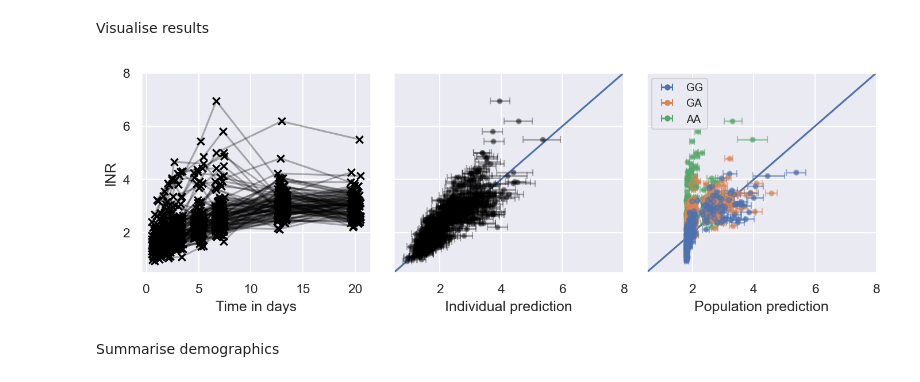
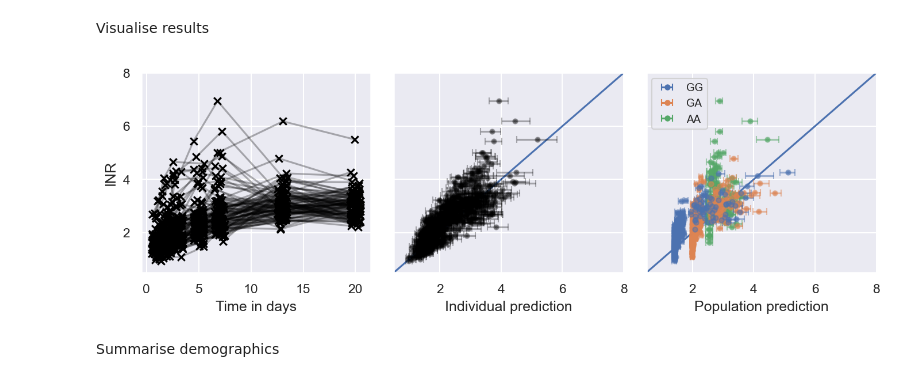
Before and after one commit to DavAug/mipd-warfarin, a Jupyter notebook: results/2_semi_mechanistic_model/results.ipynb, the cells around one changed output. Saved outputs shown, nothing was run; the diff lists cells and outputs as text; code cells hidden in the pictures.

```diff
--- a/results/2_semi_mechanistic_model/results.ipynb
+++ b/results/2_semi_mechanistic_model/results.ipynb
@@ -567,22 +562,25 @@ ids = temp.ID.dropna().unique()
 times = temp.Time.dropna().unique() // 24
 inrs = np.empty(shape=(len(ids), len(times)))
 doses = np.empty(shape=(len(ids), int(times[-1])))
-covariates = np.empty(shape=(len(ids), 3))
+covariates = np.empty(shape=(len(ids), 4))
 for idx, _id in enumerate(ids):
     inrs[idx] = temp[temp.ID == _id].Value.values
     mask = data.ID == _id
     doses[idx] = data[mask].Dose.dropna().values
     covariates[idx, 0] = data[
+        mask & (data.Observable == 'VKORC1')].Value.unique()[0]
+    covariates[idx, 1] = data[
         mask & (data.Observable == 'CYP2C9')].Value.values[0]
-    covariates[idx, 1] = data[
+    covariates[idx, 2] = data[
         mask & (data.Observable == 'Age')].Value.values[0]
-    covariates[idx, 2] = data[
+    covariates[idx, 3] = data[
         mask & (data.Observable == 'VKORC1')].Value.unique()[0]
 
 # Get model fits
 pop_parameters = np.vstack([
     posterior['Log mean myokit.baseline_inr'].values.flatten(),
     posterior['Log std. myokit.baseline_inr'].values.flatten(),
+    posterior['Rel. baseline INR A'].values.flatten(),
     posterior['Log mean myokit.elimination_rate'].values.flatten(),
     posterior['Log std. myokit.elimination_rate'].values.flatten(),
     posterior['Rel. elimination rate shift *2*2'].values.flatten(),
@@ -605,9 +603,9 @@ indiv_parameters = np.vstack([
 
 n_samples = len(pop_parameters)
 parameters = np.empty(shape=(n_samples, len(ids), 6))
-parameters[:, :, 3] = pop_parameters[:, 10][:, np.newaxis]
-parameters[:, :, 4] = pop_parameters[:, 11][:, np.newaxis]
-pop_p = pop_parameters[:, [0, 1, 2, 3, 4, 5, 6, 7, 8, 9, 12, 13]]
+parameters[:, :, 3] = pop_parameters[:, 11][:, np.newaxis]
+parameters[:, :, 4] = pop_parameters[:, 12][:, np.newaxis]
+pop_p = pop_parameters[:, [0, 1, 2, 3, 4, 5, 6, 7, 8, 9, 10, 13, 14]]
 for idx in range(n_samples):
     p = population_model.compute_individual_parameters(
         parameters=pop_p[idx],
@@ -633,6 +631,7 @@ for idd, indiv_params in enumerate(np.swapaxes(parameters, axis1=0, axis2=1)):
         indiv_fits[idx, idd] = mechanistic_model.simulate(
             sample, times*24)[0]
 
+cov_model0 = BaselineINRCovariateModel()
 cov_model1 = HambergEliminationRateCovariateModel()
 cov_model2 = HambergEC50CovariateModel()
 # pop_fits = np.empty(shape=(n_samples, len(ids), len(times)))
@@ -646,22 +645,26 @@ for idd, covs in enumerate(covariates):
             level=dose_rate, start=day*24, duration=duration))
     mechanistic_model.set_dosing_regimen(regimen)
     for idx, samples in enumerate(pop_parameters[:100]):
+        log_y0, _ = cov_model0.compute_population_parameters(
+            parameters=samples[2:3],
+            pop_parameters=samples[:2][:, np.newaxis],
+            covariates=covs[np.newaxis, :1])[0, :, 0]
         log_ke, _ = cov_model1.compute_population_parameters(
-            parameters=samples[4:7],
-            pop_parameters=samples[2:4][:, np.newaxis],
-            covariates=covs[np.newaxis, :2])[0, :, 0]
+            parameters=samples[5:8],
+            pop_parameters=samples[3:5][:, np.newaxis],
+            covariates=covs[np.newaxis, 1:3])[0, :, 0]
         log_ec50, _ = cov_model2.compute_population_parameters(
-            parameters=samples[9:10],
-            pop_parameters=samples[7:9][:, np.newaxis],
-            covariates=covs[np.newaxis, 2:])[0, :, 0]
+            parameters=samples[10:11],
+            pop_parameters=samples[8:10][:, np.newaxis],
+            covariates=covs[np.newaxis, 3:])[0, :, 0]
         pop_fits[idx, idd] = mechanistic_model.simulate(
             parameters=[
-                np.exp(samples[0]),
+                np.exp(log_y0),
                 np.exp(log_ke),
                 np.exp(log_ec50),
-                samples[10],
                 samples[11],
-                np.exp(samples[12])
+                samples[12],
+                np.exp(samples[13])
                 ],
             times=times*24)[0]
 # %% [markdown]
@@ -702,42 +705,43 @@ axes[2].plot(
 medians = np.median(pop_fits, axis=0)
 fifth = medians - np.percentile(pop_fits, axis=0, q=5)
 ninetyfifth = np.percentile(pop_fits, axis=0, q=95) - medians
+covs = covariates[:, 1:]
 for idf, f in enumerate(medians):
     axes[2].errorbar(
         f, inrs[idf], marker='o', alpha=0.5, ls='none',
-        color=sns.color_palette()[int(covariates[idf, 2])],
+        color=sns.color_palette()[int(covs[idf, 2])],
         xerr=np.vstack((fifth[idf:idf+1], ninetyfifth[idf:idf+1])),
         capsize=3, markersize=4)
     axes[2].scatter(
         f, inrs[idf], marker='o', alpha=0.5, s=4,
-        color=sns.color_palette()[int(covariates[idf, 2])])
+        color=sns.color_palette()[int(covs[idf, 2])])
 
 # Add legend to population residuals
 labels = ['GG', 'GA', 'AA']
 for idl, label in enumerate(labels):
     axes[2].errorbar(
             [0, 0], [10, 11], marker='o', ls='none',
             color=sns.color_palette()[idl], label=label,
             xerr=[[1, 1], [1, 1]], capsize=3, markersize=4)
 axes[2].legend(fontsize=int(0.7 * fontsize), loc='upper left')
 
 # Label axes
 axes[0].set_xlabel('Time in days')
 axes[0].set_ylabel('INR')
 axes[1].set_xlabel('Individual prediction')
 axes[1].set_ylabel('')
 axes[2].set_xlabel('Population prediction')
 axes[2].set_ylabel('')
 axes[0].set_ylim([0.5, 8])
 axes[1].set_xlim([0.5, 8])
 axes[2].set_xlim([0.5, 8])
 
 plt.savefig('3_trial_phase_2.pdf', bbox_inches='tight')
 plt.savefig('3_trial_phase_2.tif', bbox_inches='tight')
 
 plt.show()
 # %% [output]
-[figure, old version]
+[figure, new version]
 # %% [markdown]
 Summarise demographics
 # %%
```
Also changed, not shown: parts of 8 cells of this notebook, 7 other files.
